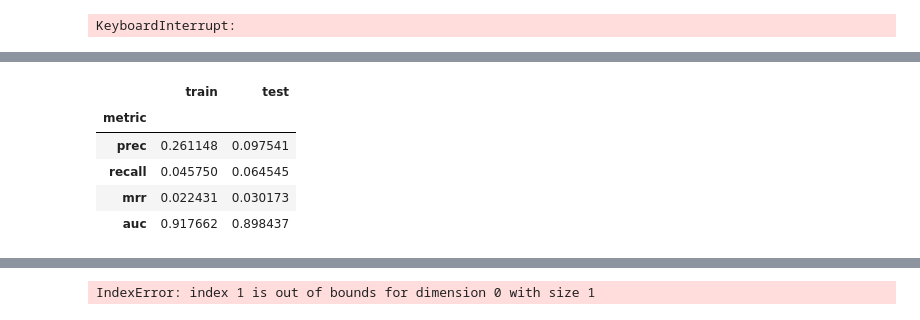
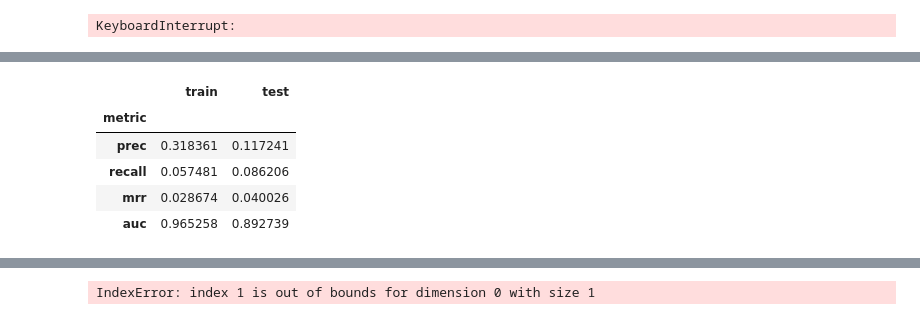
Before and after one commit to FlorianWilhelm/lda4rec, a Jupyter notebook: notebooks/01-experimenting.ipynb, the cells around one changed output, grey strips where cells are left out. Drawn from its saved outputs; the diff is of its cells as text; code cells hidden in the pictures.

```diff
--- a/notebooks/01-experimenting.ipynb
+++ b/notebooks/01-experimenting.ipynb
@@ -66,7 +70,7 @@ def ic_str(obj):
 ic.configureOutput(argToStringFunction=ic_str)
 # %%
 loader = DataLoader()
-data = loader.load_movielens("1m")
+data = loader.load_movielens("100k")
 # %%
 max_interactions = 200
 data.max_user_interactions_(max_interactions)
@@ -105,2 +102,0 @@ tensor([0.9241])
-# %%
-lda_est_new.fit(train)
@@ -118,0 +103,3 @@ INFO:lda4rec.estimators:Epoch   900: loss 396930.3125
+# %%
+mf_est = MFEst(embedding_dim=8, n_iter=30)
+mf_est.fit(train)
@@ -119,11 +125,9 @@ INFO:lda4rec.estimators:Epoch   900: loss 396930.3125
 # %%
-
-
-summary(lda_est_new, train=train, test=test)
+summary(mf_est, train=train, test=test)
 # %% [output]
 |  | train | test |
 | metric |  |  |
-| prec | 0.261148 | 0.097541 |
-| recall | 0.045750 | 0.064545 |
-| mrr | 0.022431 | 0.030173 |
-| auc | 0.917662 | 0.898437 |
+| prec | 0.318361 | 0.117241 |
+| recall | 0.057481 | 0.086206 |
+| mrr | 0.028674 | 0.040026 |
+| auc | 0.965258 | 0.892739 |
```
Also changed, not shown: parts of 27 cells of this notebook, 3 other files.
